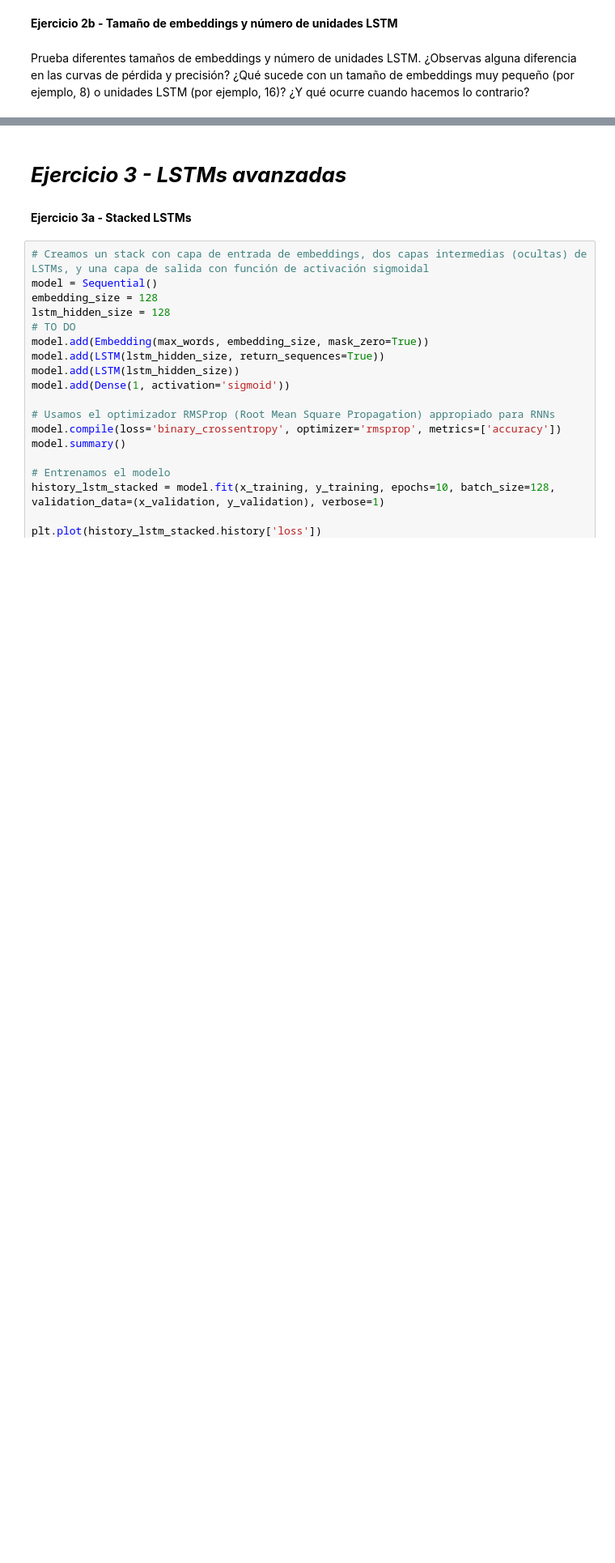
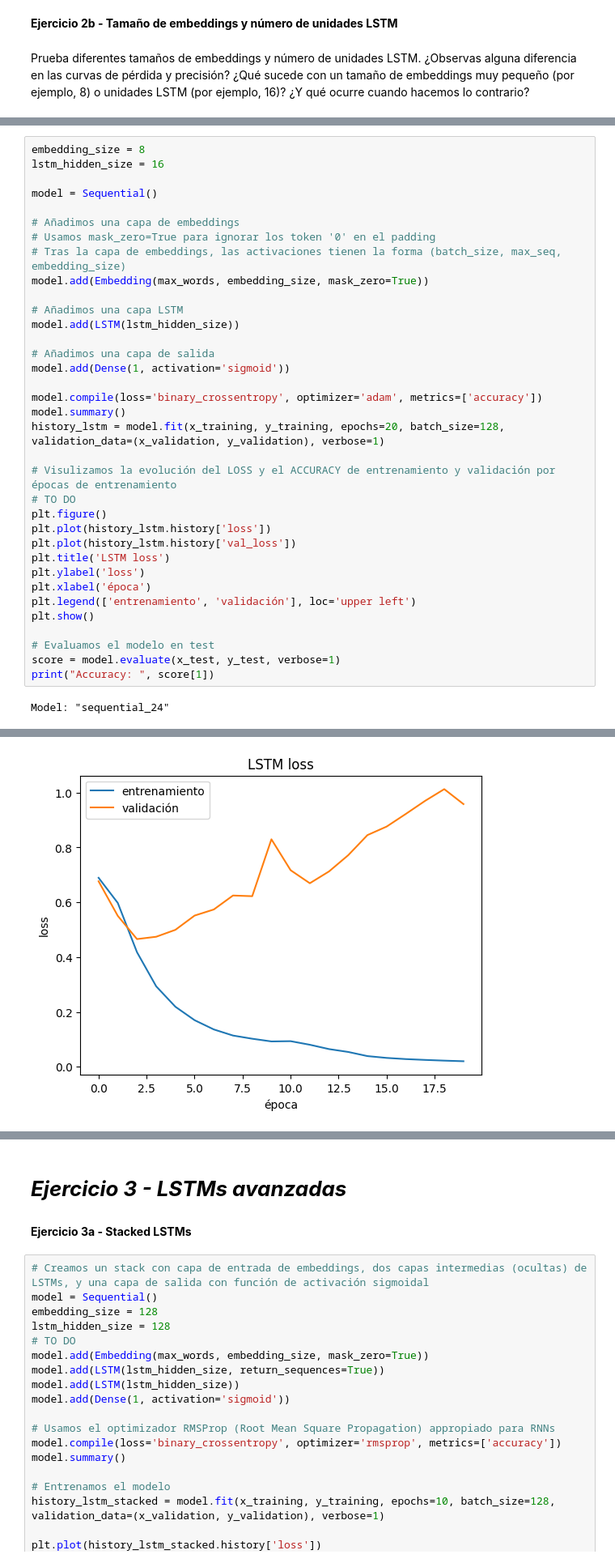
Before and after one commit to enrijuliav/MINTEX, a Jupyter notebook: Practicelab_03/mintex2526_lab3_NeuralNetworks.ipynb, the cells around one changed output, grey strips where cells are left out. Shown at 81% size. Cells and saved outputs as stored; diff of their text form; blank space fills up the shorter version.

```diff
--- a/Practicelab_03/mintex2526_lab3_NeuralNetworks.ipynb
+++ b/Practicelab_03/mintex2526_lab3_NeuralNetworks.ipynb
@@ -746,0 +844,37 @@ Accuracy:  0.7819879055023193
+# %%
+embedding_size = 8
+lstm_hidden_size = 16
+
+model = Sequential()
+
+# Añadimos una capa de embeddings
+# Usamos mask_zero=True para ignorar los token '0' en el padding
+# Tras la capa de embeddings, las activaciones tienen la forma (batch_size, max_seq, embedding_size)
+model.add(Embedding(max_words, embedding_size, mask_zero=True))
+
+# Añadimos una capa LSTM
+model.add(LSTM(lstm_hidden_size))
+
+# Añadimos una capa de salida
+model.add(Dense(1, activation='sigmoid'))
+
+model.compile(loss='binary_crossentropy', optimizer='adam', metrics=['accuracy'])
+model.summary()
+history_lstm = model.fit(x_training, y_training, epochs=20, batch_size=128, validation_data=(x_validation, y_validation), verbose=1)
+
+# Visulizamos la evolución del LOSS y el ACCURACY de entrenamiento y validación por épocas de entrenamiento
+# TO DO
+plt.figure()
+plt.plot(history_lstm.history['loss'])
+plt.plot(history_lstm.history['val_loss'])
+plt.title('LSTM loss')
+plt.ylabel('loss')
+plt.xlabel('época')
+plt.legend(['entrenamiento', 'validación'], loc='upper left')
+plt.show()
+
+# Evaluamos el modelo en test
+score = model.evaluate(x_test, y_test, verbose=1)
+print("Accuracy: ", score[1])
+# %% [output]
+Model: "sequential_24"
@@ -746,0 +910 @@ Accuracy:  0.7819879055023193
+[figure, added]
```
Also changed, not shown: parts of 18 cells of this notebook.
